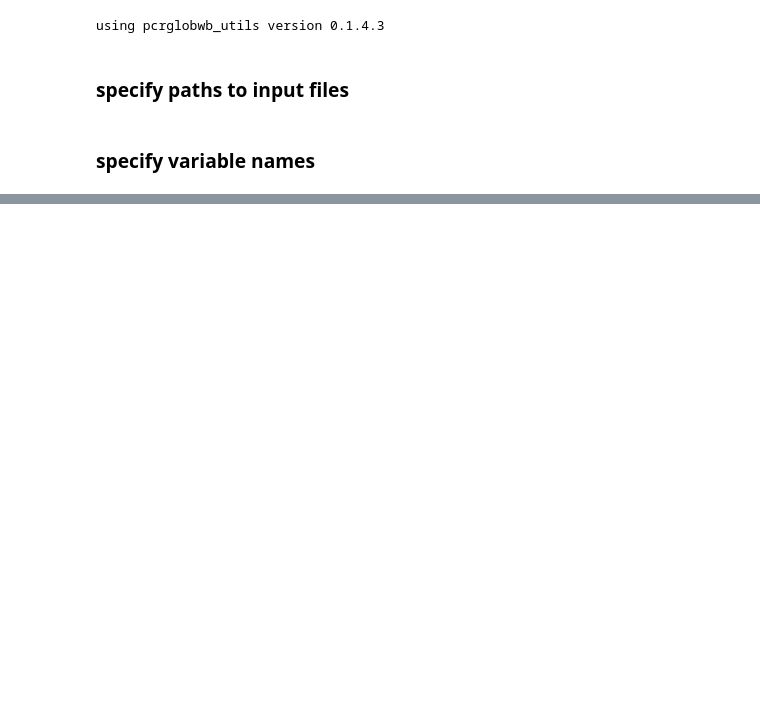
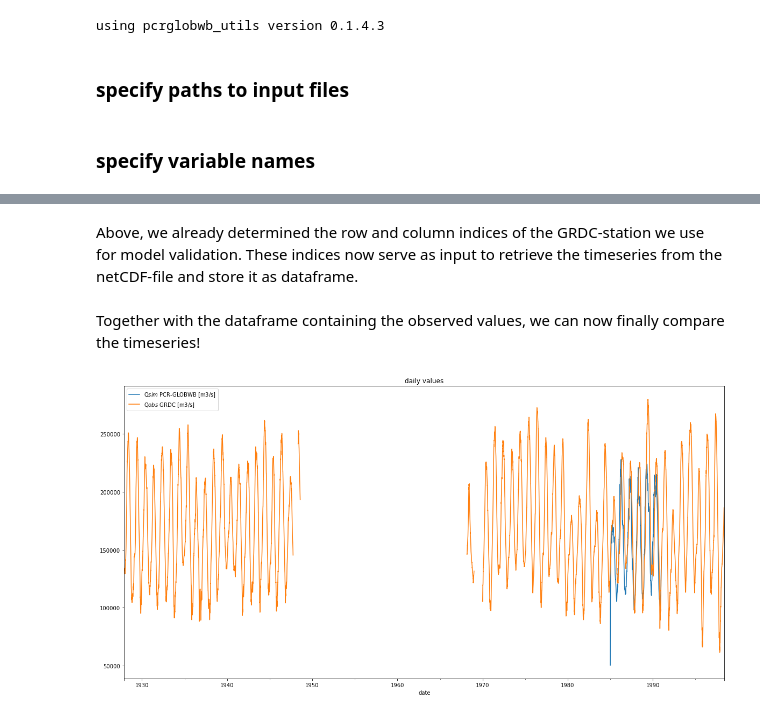
Before and after one commit to JannisHoch/pcrglobwb_utils, a Jupyter notebook: examples/example.ipynb, the cells around one changed output, grey strips where cells are left out. Drawn from its saved outputs; the diff is of its cells as text; code cells hidden in the pictures; blank space fills up the shorter version.

```diff
--- a/examples/example.ipynb
+++ b/examples/example.ipynb
@@ -161,0 +64,9 @@ By parsing the water balance statements in the log file, it is possible to get t
+# %%
+##- based on lon/lat information of GRDC station, find corresponding row/col indices in nc-file
+row, col = pcrglobwb_utils.utils.find_indices_from_coords('example_data/DUMMY_discharge_dailyTot_output.nc',
+                                                          props['longitude'], props['latitude'])
+
+print('The location {} with its latitude {} and longitude {} corresponds to the cell with row and cell indeces {}'.format(props['station'],
+                                                                                                                         props['latitude'],
+                                                                                                                         props['longitude'],
+                                                                                                                         (row, col)))
@@ -161,0 +96,3 @@ By parsing the water balance statements in the log file, it is possible to get t
+# %%
+##- reading values from GRDC-station text file and converting it to dataframe, employing a user-specified variable name
+df_GRDC, props = grdc_obj.get_grdc_station_values(var_name='Q$obs$ GRDC [m3/s]', plot=False)
@@ -161,0 +130,18 @@ By parsing the water balance statements in the log file, it is possible to get t
+# %%
+##- create object first
+nc_object = pcrglobwb_utils.sim_data.from_nc('example_data/DUMMY_discharge_dailyTot_output.nc')
+# %% [markdown]
+Above, we already determined the row and column indices of the GRDC-station we use for model validation. These indices now serve as input to retrieve the timeseries from the netCDF-file and store it as dataframe.
+# %%
+# apply method to read values at specific row and col
+q_sim_obidos = nc_object.read_values_at_indices(row, col, plot_var_name='Q$sim$ PCR-GLOBWB [m3/s]', plot=False)
+# %% [markdown]
+Together with the dataframe containing the observed values, we can now finally compare the timeseries!
+# %%
+fig, ax = plt.subplots(1, 1, figsize=(20,10))
+q_sim_obidos.plot(ax=ax)
+df_GRDC.plot(ax=ax)
+plt.legend()
+plt.title('daily values');
+# %% [output]
+[figure, added]
```
Also changed, not shown: parts of 76 cells of this notebook.
